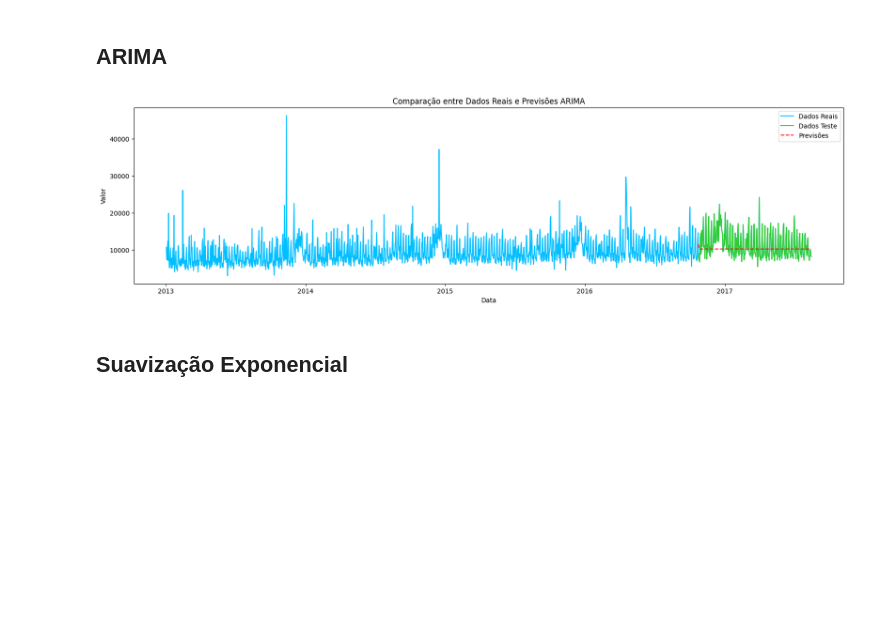
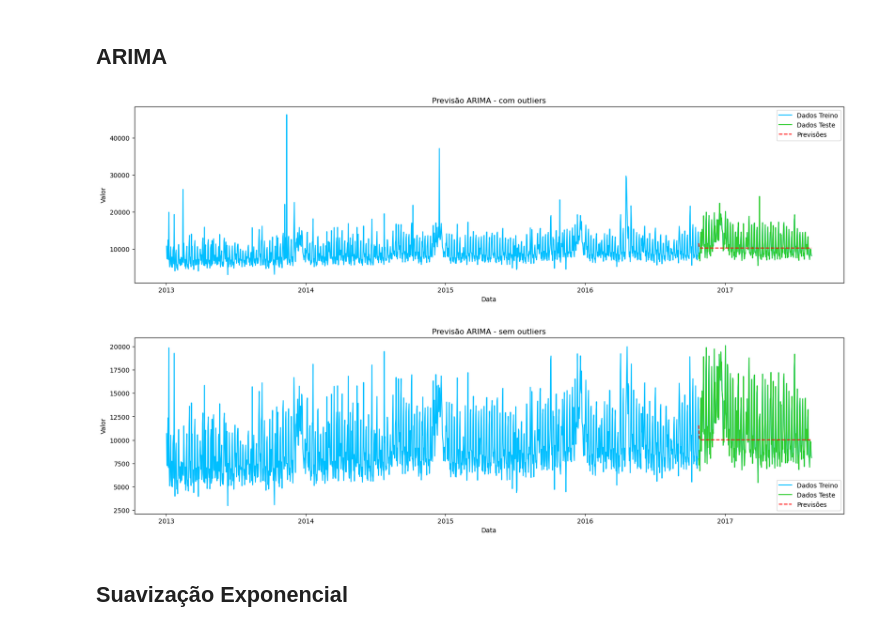
Before and after one commit to kamilyassis/previsao_vendas, a Jupyter notebook: analise_grocery.ipynb, the cells around one changed output. Drawn from its saved outputs; the diff is of its cells as text; code cells hidden in the pictures; blank space fills up the shorter version.

Commit message:
testando sem outliers

```diff
--- a/analise_grocery.ipynb
+++ b/analise_grocery.ipynb
@@ -504,34 +504,43 @@ def calling_arima(serie, order=(1, 1, 1)):
     model_fit = model.fit()
 
 
     predictions = model_fit.forecast(steps=len(y_test))
 
     return y_test, predictions
 
 
-def compare_arima(serie, y_test, predictions):
+def compare_arima(serie, y_test, predictions, with_outlier=True):
 
     df_compare = pd.DataFrame({
         'y_test': y_test.values,
         'y_pred': predictions.values
     }, index=y_test.index)
 
     fig, ax = plt.subplots(figsize=(20, 5))
 
 
-    plt.plot(serie.index, serie.values, label='Dados Reais', color='deepskyblue')
+    plt.plot(serie.index, serie.values, label='Dados Treino', color='deepskyblue')
     plt.plot(y_test.index, y_test.values, label='Dados Teste', color='limegreen')
     plt.plot(df_compare.index, df_compare['y_pred'], label='Previsões', color='red', linestyle='--')
 
     plt.legend()
-    plt.title('Comparação entre Dados Reais e Previsões ARIMA')
+    if with_outlier:
+        plt.title('Previsão ARIMA - com outliers')
+    else:
+        plt.title('Previsão ARIMA - sem outliers')
+
     plt.xlabel('Data')
     plt.ylabel('Valor')
     plt.show()
 
 
 my_s = series_df['GROCERY I']
 y_test_ARIMA, predictions_ARIMA = calling_arima(my_s, order=(1, 1, 1))
 compare_arima(my_s, y_test_ARIMA, predictions_ARIMA)
+
+my_s_o = df_sem_outliers['GROCERY I']['quantity']
+y_test_ARIMA_o, predictions_ARIMA_o = calling_arima(my_s_o, order=(1, 1, 1))
+compare_arima(my_s_o, y_test_ARIMA_o, predictions_ARIMA_o,with_outlier=False)
 # %% [output]
-[figure, old version]
+[figure, new version]
+[figure, added]
```
Also changed, not shown: parts of 6 cells of this notebook.
